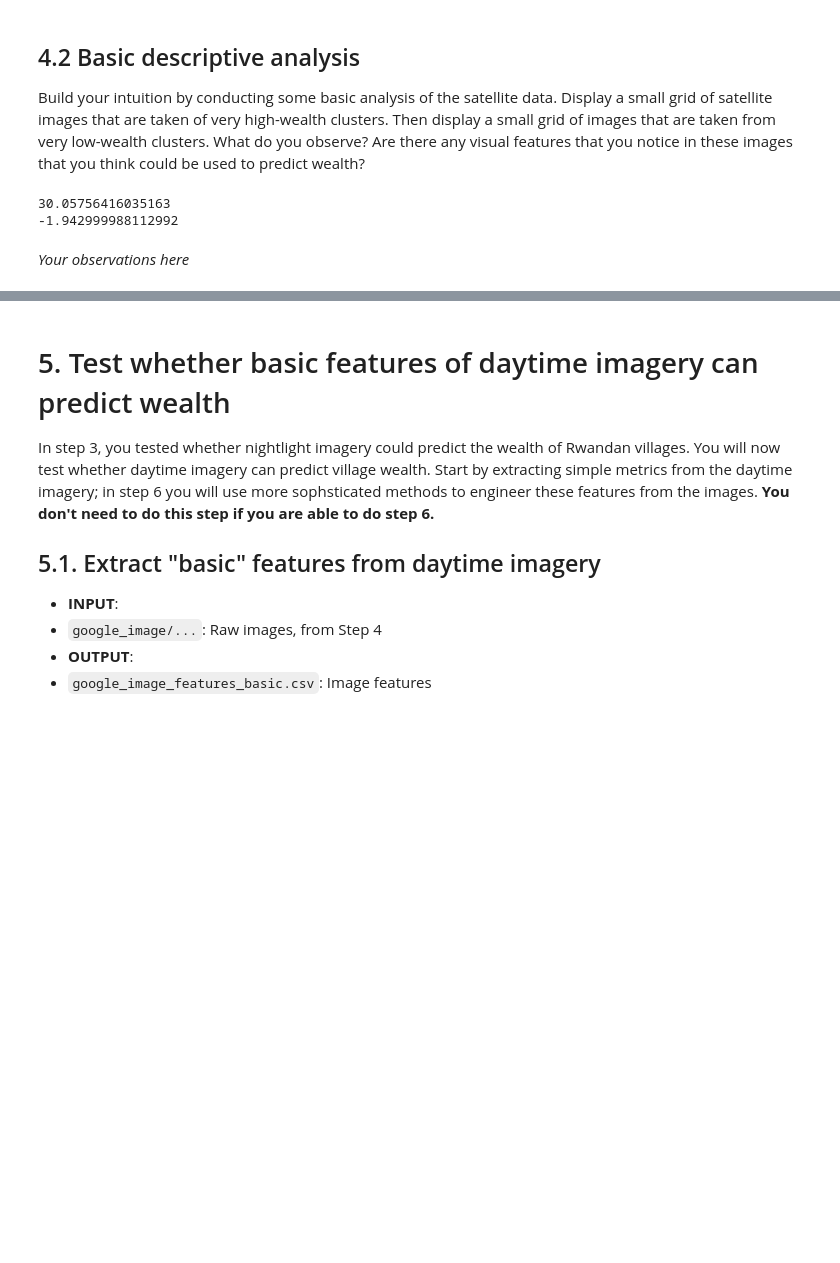
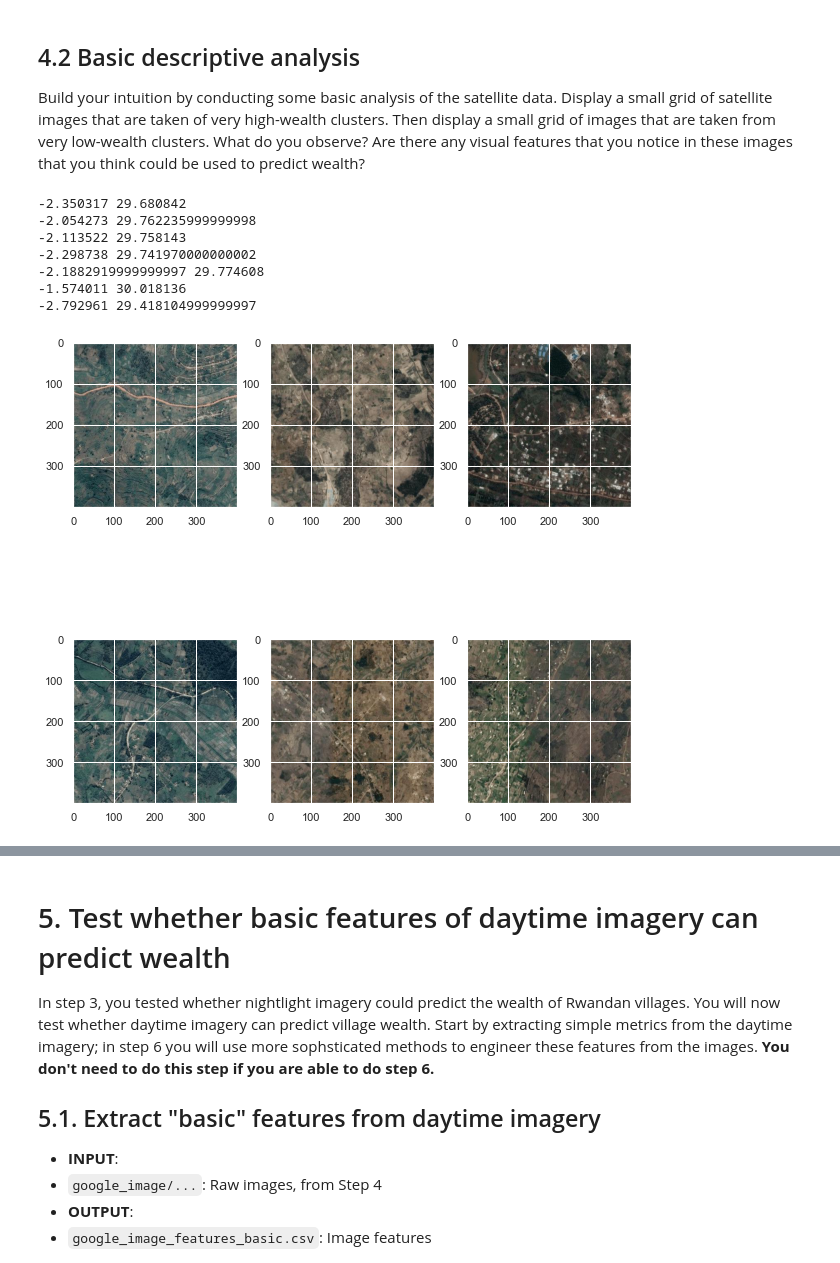
Before and after one commit to joelferg/bdd, a Jupyter notebook: PS1/BDD2021-PS1.ipynb, the cells around one changed output, grey strips where cells are left out. Drawn from its saved outputs; the diff is of its cells as text; code cells hidden in the pictures; blank space fills up the shorter version.

```diff
--- a/PS1/BDD2021-PS1.ipynb
+++ b/PS1/BDD2021-PS1.ipynb
@@ -628,11 +661,35 @@ for i in range(left_idx, right_idx + 1):
 ## 4.2 Basic descriptive analysis
 
 Build your intuition by conducting some basic analysis of the satellite data. Display a small grid of satellite images that are taken of very high-wealth clusters. Then display a small grid of images that are taken from very low-wealth clusters. What do you observe? Are there any visual features that you notice in these images that you think could be used to predict wealth?
-# %%
-print(centroid_x_coords[155])
-print(centroid_y_coords[119])
-# %% [output]
-30.05756416035163
--1.942999988112992
-# %% [markdown]
-*Your observations here*
+# %%
+wealth = pd.read_csv('intermediate_files/rwanda_cluster_avg_asset_2010.csv')
+m = wealth.sort_values('cluster_wealth_mean')
+t = 0
+fig = plt.figure(figsize=(10,10))
+plt.title('Least wealthy of Rwanda')
+for index, row in m.iterrows():
+    print(row['latitude'], row['longitude'])
+    if t>5:
+        break
+    i = row['latitude']
+    j = row['longitude']
+    left_idx, top_idx = get_cell_idx(j, i, top_left_x_coords, top_left_y_coords)
+    left_idx, top_idx
+    lightness = bands_data[top_idx, left_idx, 0]
+    file_path = 'google_image/' + str(lightness) + '/'
+    file_name = str(left_idx) + '_' + str(top_idx) +'.jpg'
+    if os.path.exists(file_path + file_name):
+        image = plt.imread(file_path + file_name)
+        plt.subplot(2,3,t+1)
+        plt.imshow(image)
+    t += 1
+plt.show()
+# %% [output]
+-2.350317 29.680842
+-2.054273 29.762235999999998
+-2.113522 29.758143
+-2.298738 29.741970000000002
+-2.1882919999999997 29.774608
+-1.574011 30.018136
+-2.792961 29.418104999999997
+[figure, added]
```
Also changed, not shown: parts of 46 cells of this notebook, 3 other files.
